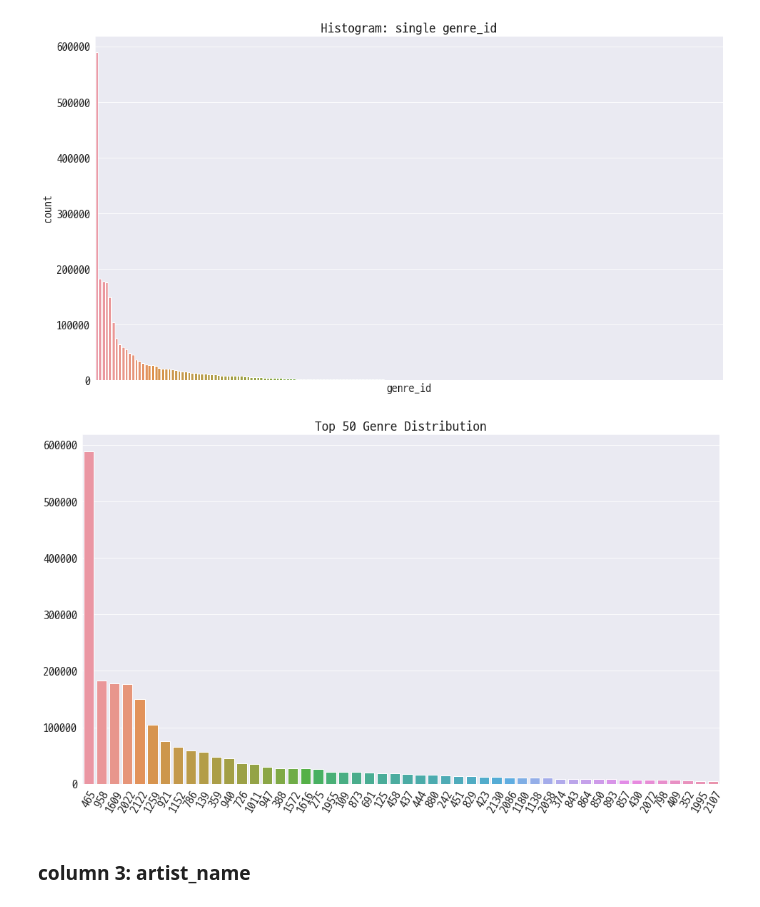
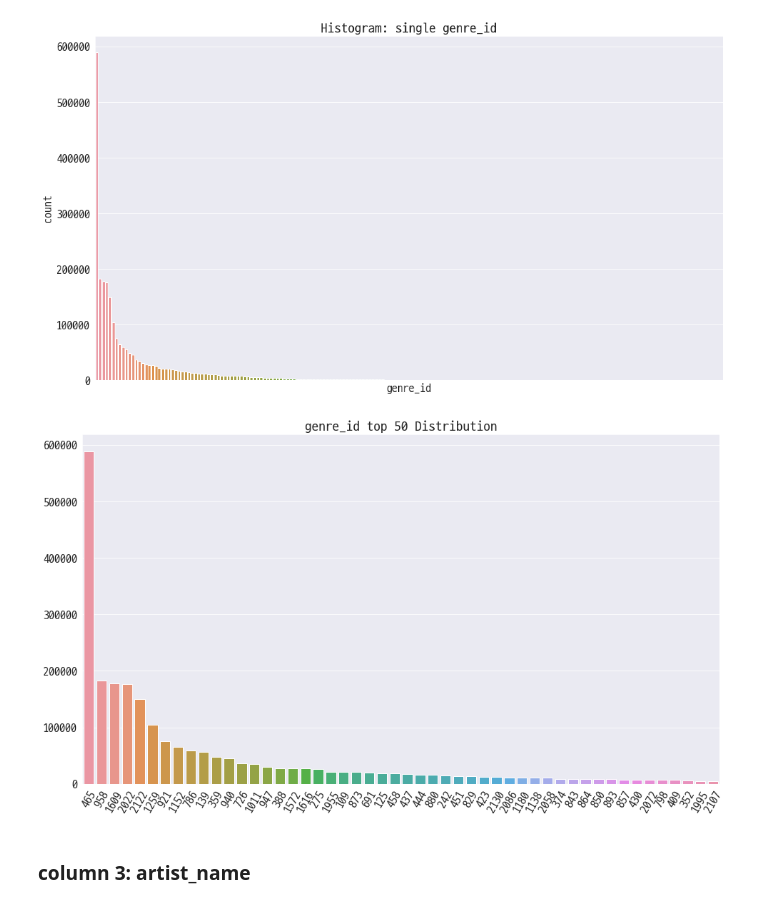
Before and after one commit to dhsong95/kaggle-kkbox-music-recommendation-challenge, a Jupyter notebook: eda/Exploratory Data Analysis.ipynb, the cells around one changed output. Cells and saved outputs as stored; diff of their text form; code cells hidden in the pictures.

```diff
--- a/eda/Exploratory Data Analysis.ipynb
+++ b/eda/Exploratory Data Analysis.ipynb
@@ -987,12 +997,12 @@ plt.show()
 # %%
 genre_id_top_50 = song_genre_df[column].value_counts()[:50]
 plt.figure(figsize=(16, 9))
-sns.barplot(x=top_50.index, y=top_50.values, order=list(top_50.index))
+sns.barplot(x=genre_id_top_50.index, y=genre_id_top_50.values, order=list(genre_id_top_50.index))
 plt.title('{} top 50 Distribution'.format(column))
 plt.xticks(rotation=60)
 plt.show()
 # %% [output]
-[figure, old version]
+[figure, new version]
 # %% [markdown]
 ### column 3: artist_name <a id="8.3"></a>
 # %%
```
Also changed, not shown: parts of 51 cells of this notebook.
